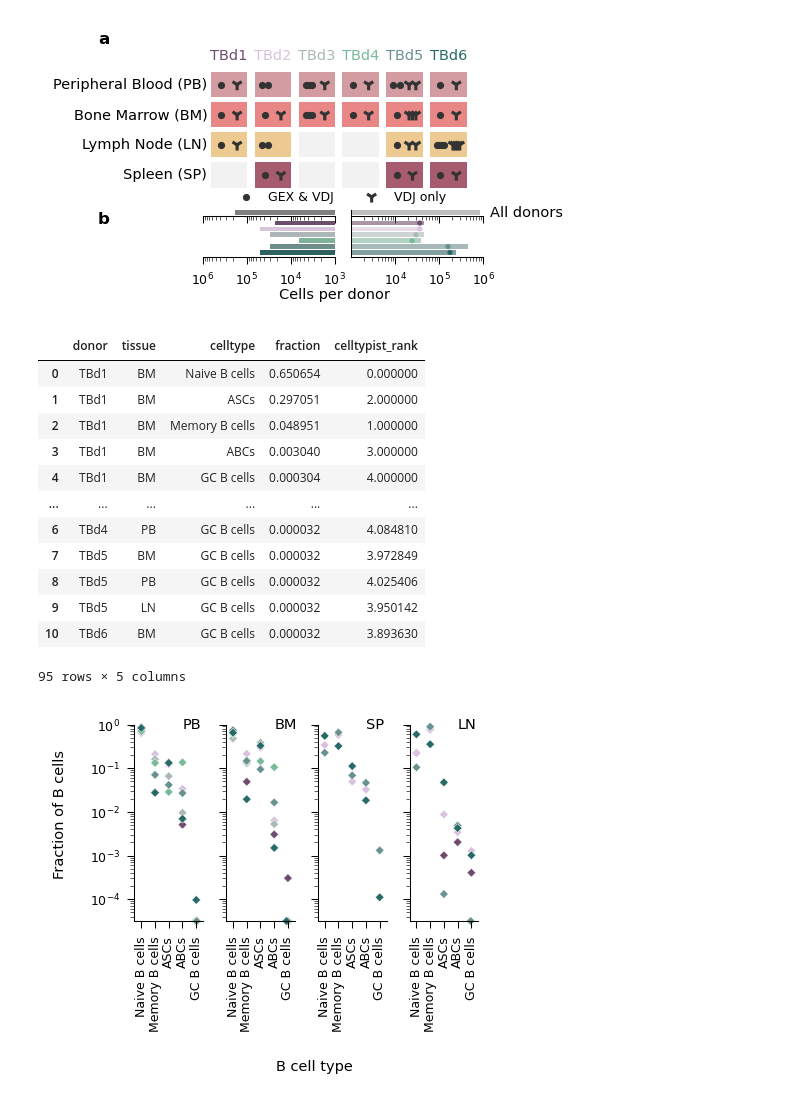
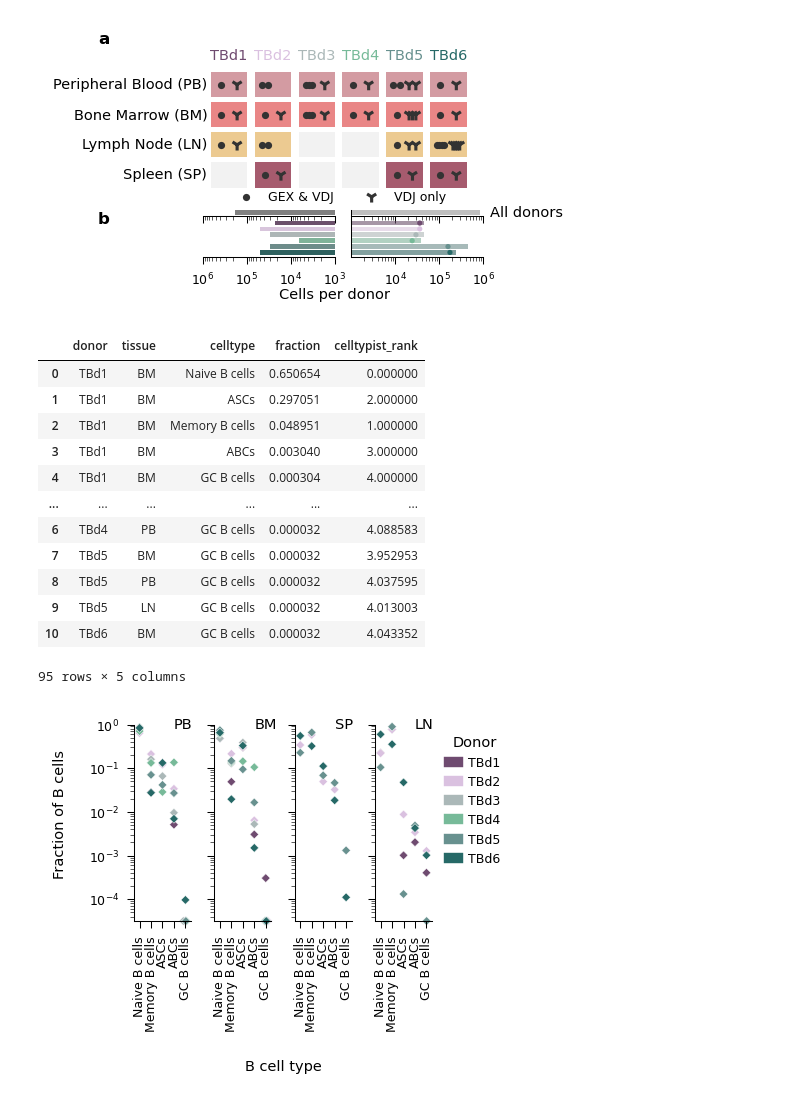
Before and after one commit to michael-swift/Bcell_memory_formation, a Jupyter notebook: analysis/main_text_and_ed_figure_notebooks/study_overview.ipynb, the cells around one changed output. Saved outputs shown, nothing was run; the diff lists cells and outputs as text; code cells hidden in the pictures.

```diff
--- a/analysis/main_text_and_ed_figure_notebooks/study_overview.ipynb
+++ b/analysis/main_text_and_ed_figure_notebooks/study_overview.ipynb
@@ -311,7 +311,7 @@ fig.savefig('../figures/paper figures/overview_figure_raw.pdf', bbox_inches='tig
 [figure]
 # %%
 
-fig, celltypeax = plt.subplots(1,4,figsize=(3,2.5), sharey=True)
+fig, celltypeax = plt.subplots(1,4,figsize=(3.2,2.5), sharey=True)
 celltypeax = celltypeax.flatten()
 
 tissue_labels = {'PB': 'Peripheral Blood (PB)',
@@ -349,7 +349,7 @@ full_data = pd.concat([data, null_rows])
 
 for i, axes in enumerate(celltypeax):
     tissue = tissue_list[i]
-    sns.scatterplot(full_data[full_data.tissue==tissue],
+    g=sns.scatterplot(full_data[full_data.tissue==tissue],
                   x='celltypist_rank',
                   y='fraction',
                   hue='donor',
@@ -362,38 +362,40 @@ for i, axes in enumerate(celltypeax):
     sns.despine(ax=axes)
     axes.set_ylim([EPS,1])
     axes.set_yscale('log')
 
     axes.set_xlim([-0.5, 4.5])
     # if i in [0,1]:
     #     axes.set_yticklabels([])
 
     if False:
         axes.set_xticks(celltypist_rank.values, [], fontsize=7)
     else:
         axes.set_xticks(celltypist_rank.values, celltypist_rank.index, fontsize=6, rotation=90, ha='center')
 
     axes.text(3,1,tissue, transform=axes.transData, va='center', weight='medium')
 
     axes.set_ylabel('')
     axes.set_xlabel('')
-
-fig.supxlabel('B cell type', fontsize=7,x=0.6)
+for donor in donors:
+    celltypeax[3].plot([],[], label=donor, color=donor_colors[donor], lw=5)
+celltypeax[3].legend(loc='upper left', bbox_to_anchor=(1.1,1), frameon=False, handlelength=0.7, title='Donor')
+fig.supxlabel('B cell type', fontsize=7,x=0.5)
 fig.supylabel('Fraction of B cells', fontsize=7,y=0.7)
 fig.tight_layout()
 fig.savefig('../figures/paper figures/ed_celltype_counts.pdf', bbox_inches='tight')
 full_data
 # %% [output]
 |  | donor | tissue | celltype | fraction | celltypist_rank |
 | 0 | TBd1 | BM | Naive B cells | 0.650654 | 0.000000 |
 | 1 | TBd1 | BM | ASCs | 0.297051 | 2.000000 |
 | 2 | TBd1 | BM | Memory B cells | 0.048951 | 1.000000 |
 | 3 | TBd1 | BM | ABCs | 0.003040 | 3.000000 |
 | 4 | TBd1 | BM | GC B cells | 0.000304 | 4.000000 |
 | ... | ... | ... | ... | ... | ... |
-| 6 | TBd4 | PB | GC B cells | 0.000032 | 4.084810 |
-| 7 | TBd5 | BM | GC B cells | 0.000032 | 3.972849 |
-| 8 | TBd5 | PB | GC B cells | 0.000032 | 4.025406 |
-| 9 | TBd5 | LN | GC B cells | 0.000032 | 3.950142 |
-| 10 | TBd6 | BM | GC B cells | 0.000032 | 3.893630 |
+| 6 | TBd4 | PB | GC B cells | 0.000032 | 4.088583 |
+| 7 | TBd5 | BM | GC B cells | 0.000032 | 3.952953 |
+| 8 | TBd5 | PB | GC B cells | 0.000032 | 4.037595 |
+| 9 | TBd5 | LN | GC B cells | 0.000032 | 4.013003 |
+| 10 | TBd6 | BM | GC B cells | 0.000032 | 4.043352 |
 95 rows × 5 columns
-[figure, old version]
+[figure, new version]
```
Also changed, not shown: 6 other files.
